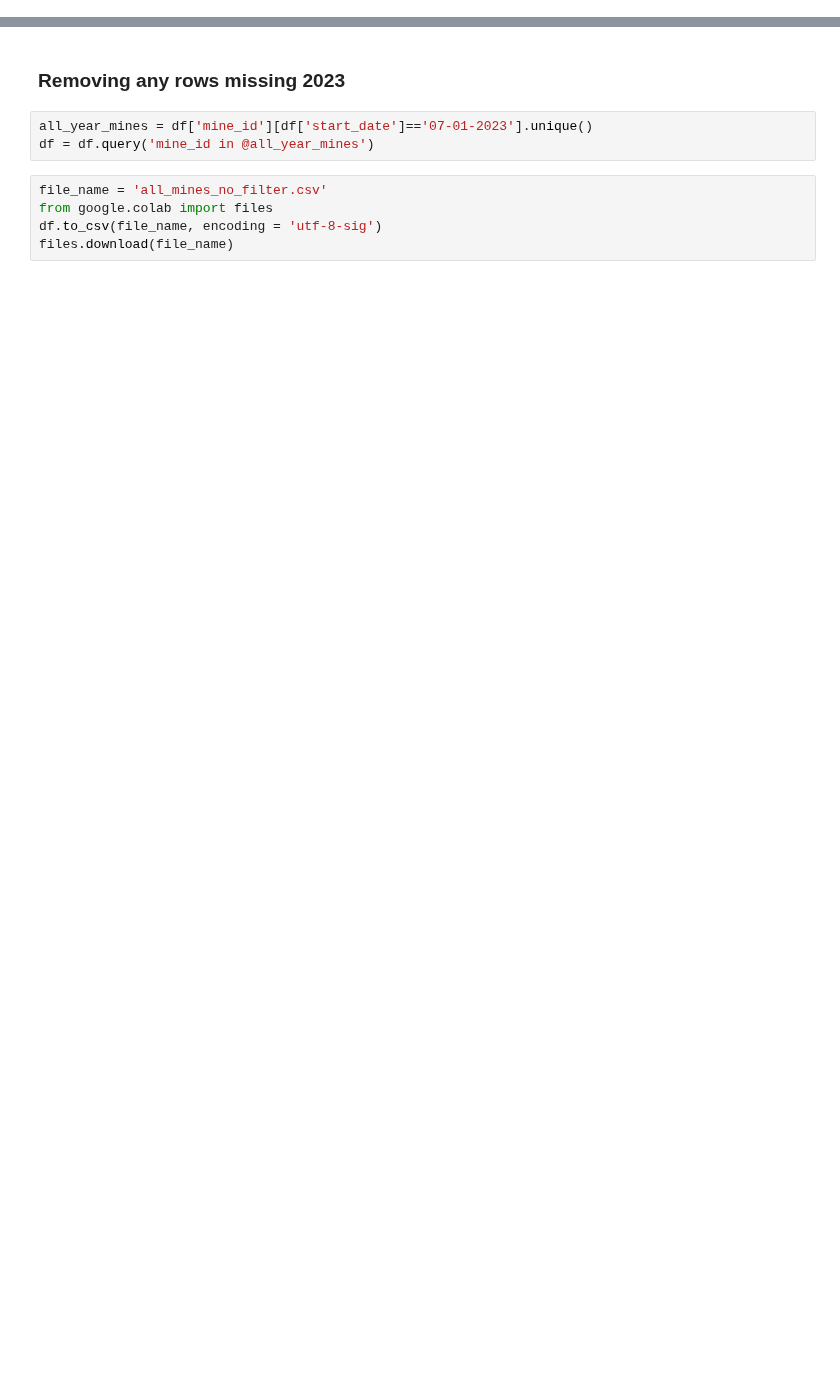
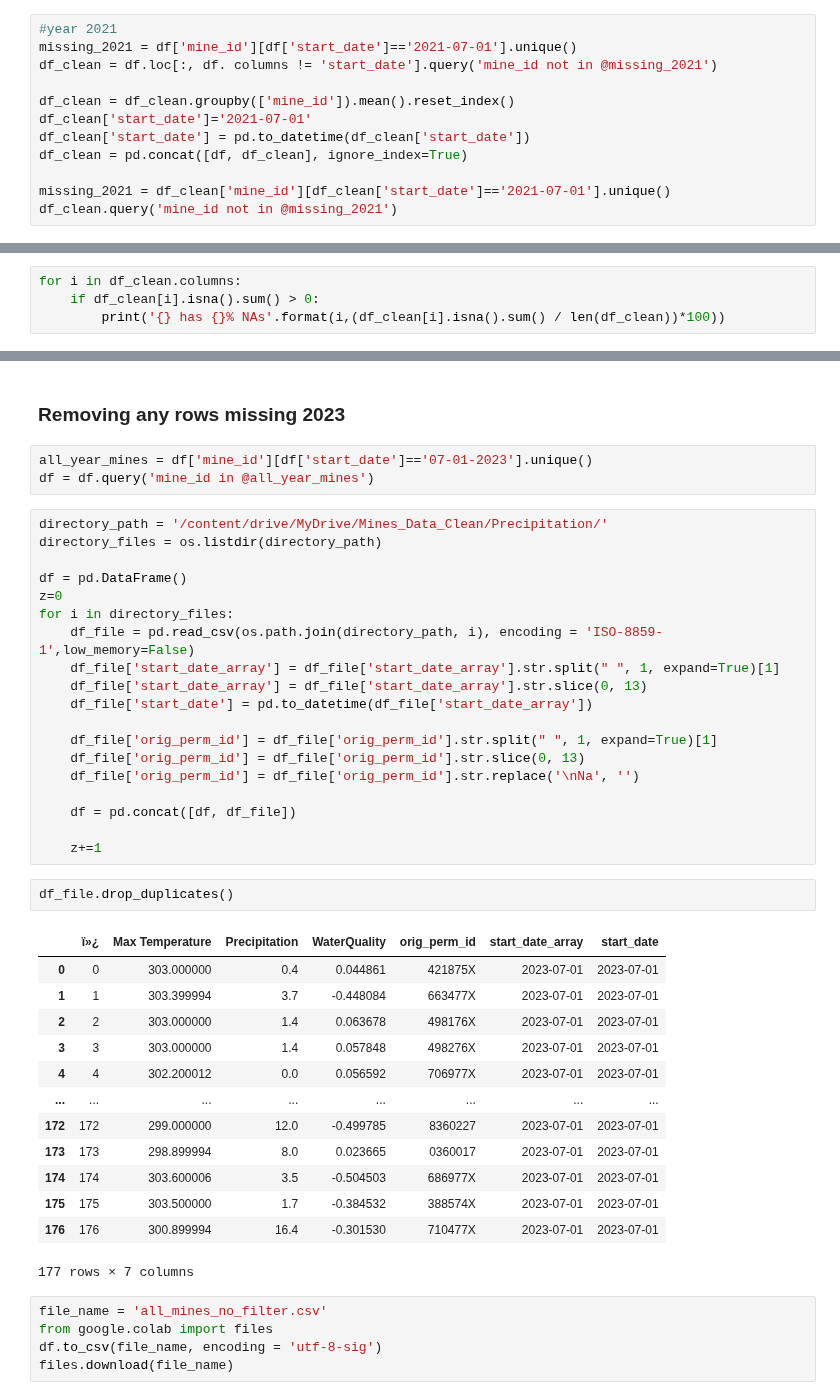
Before and after one commit to KendallScott/Capstone, a Jupyter notebook: Working RNN/Data_Cleanup.ipynb, the cells around one changed output, grey strips where cells are left out. Saved outputs shown, nothing was run; the diff lists cells and outputs as text; blank space fills up the shorter version.

```diff
--- a/Working RNN/Data_Cleanup.ipynb
+++ b/Working RNN/Data_Cleanup.ipynb
@@ -274,0 +321,12 @@ df = pd.concat([df, appenddf], ignore_index=True)
+# %%
+#year 2021
+missing_2021 = df['mine_id'][df['start_date']=='2021-07-01'].unique()
+df_clean = df.loc[:, df. columns != 'start_date'].query('mine_id not in @missing_2021')
+
+df_clean = df_clean.groupby(['mine_id']).mean().reset_index()
+df_clean['start_date']='2021-07-01'
+df_clean['start_date'] = pd.to_datetime(df_clean['start_date'])
+df_clean = pd.concat([df, df_clean], ignore_index=True)
+
+missing_2021 = df_clean['mine_id'][df_clean['start_date']=='2021-07-01'].unique()
+df_clean.query('mine_id not in @missing_2021')
@@ -274,0 +336,4 @@ df = pd.concat([df, appenddf], ignore_index=True)
+# %%
+for i in df_clean.columns:
+    if df_clean[i].isna().sum() > 0:
+        print('{} has {}% NAs'.format(i,(df_clean[i].isna().sum() / len(df_clean))*100))
@@ -277,6 +360,41 @@ df = pd.concat([df, appenddf], ignore_index=True)
 # %%
 all_year_mines = df['mine_id'][df['start_date']=='07-01-2023'].unique()
 df = df.query('mine_id in @all_year_mines')
+# %%
+directory_path = '/content/drive/MyDrive/Mines_Data_Clean/Precipitation/'
+directory_files = os.listdir(directory_path)
+
+df = pd.DataFrame()
+z=0
+for i in directory_files:
+    df_file = pd.read_csv(os.path.join(directory_path, i), encoding = 'ISO-8859-1',low_memory=False)
+    df_file['start_date_array'] = df_file['start_date_array'].str.split(" ", 1, expand=True)[1]
+    df_file['start_date_array'] = df_file['start_date_array'].str.slice(0, 13)
+    df_file['start_date'] = pd.to_datetime(df_file['start_date_array'])
+
+    df_file['orig_perm_id'] = df_file['orig_perm_id'].str.split(" ", 1, expand=True)[1]
+    df_file['orig_perm_id'] = df_file['orig_perm_id'].str.slice(0, 13)
+    df_file['orig_perm_id'] = df_file['orig_perm_id'].str.replace('\nNa', '')
+
+    df = pd.concat([df, df_file])
+
+    z+=1
+# %%
+df_file.drop_duplicates()
+# %% [output]
+|  | ï»¿ | Max Temperature | Precipitation | WaterQuality | orig_perm_id | start_date_array | start_date |
+| 0 | 0 | 303.000000 | 0.4 | 0.044861 | 421875X | 2023-07-01 | 2023-07-01 |
+| 1 | 1 | 303.399994 | 3.7 | -0.448084 | 663477X | 2023-07-01 | 2023-07-01 |
+| 2 | 2 | 303.000000 | 1.4 | 0.063678 | 498176X | 2023-07-01 | 2023-07-01 |
+| 3 | 3 | 303.000000 | 1.4 | 0.057848 | 498276X | 2023-07-01 | 2023-07-01 |
+| 4 | 4 | 302.200012 | 0.0 | 0.056592 | 706977X | 2023-07-01 | 2023-07-01 |
+| ... | ... | ... | ... | ... | ... | ... | ... |
+| 172 | 172 | 299.000000 | 12.0 | -0.499785 | 8360227 | 2023-07-01 | 2023-07-01 |
+| 173 | 173 | 298.899994 | 8.0 | 0.023665 | 0360017 | 2023-07-01 | 2023-07-01 |
+| 174 | 174 | 303.600006 | 3.5 | -0.504503 | 686977X | 2023-07-01 | 2023-07-01 |
+| 175 | 175 | 303.500000 | 1.7 | -0.384532 | 388574X | 2023-07-01 | 2023-07-01 |
+| 176 | 176 | 300.899994 | 16.4 | -0.301530 | 710477X | 2023-07-01 | 2023-07-01 |
+177 rows × 7 columns
 # %%
 file_name = 'all_mines_no_filter.csv'
 from google.colab import files
```
Also changed, not shown: parts of 14 cells of this notebook.
